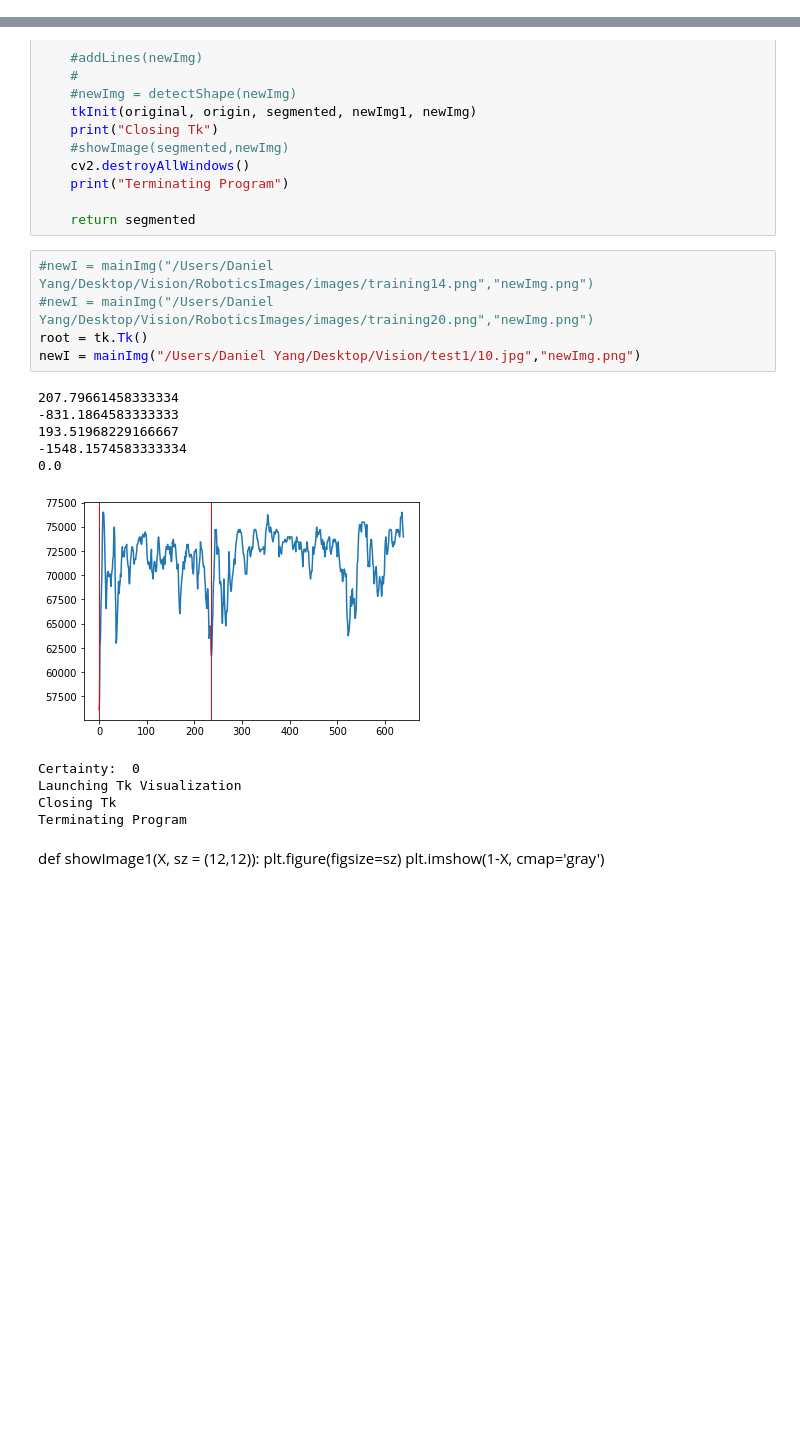
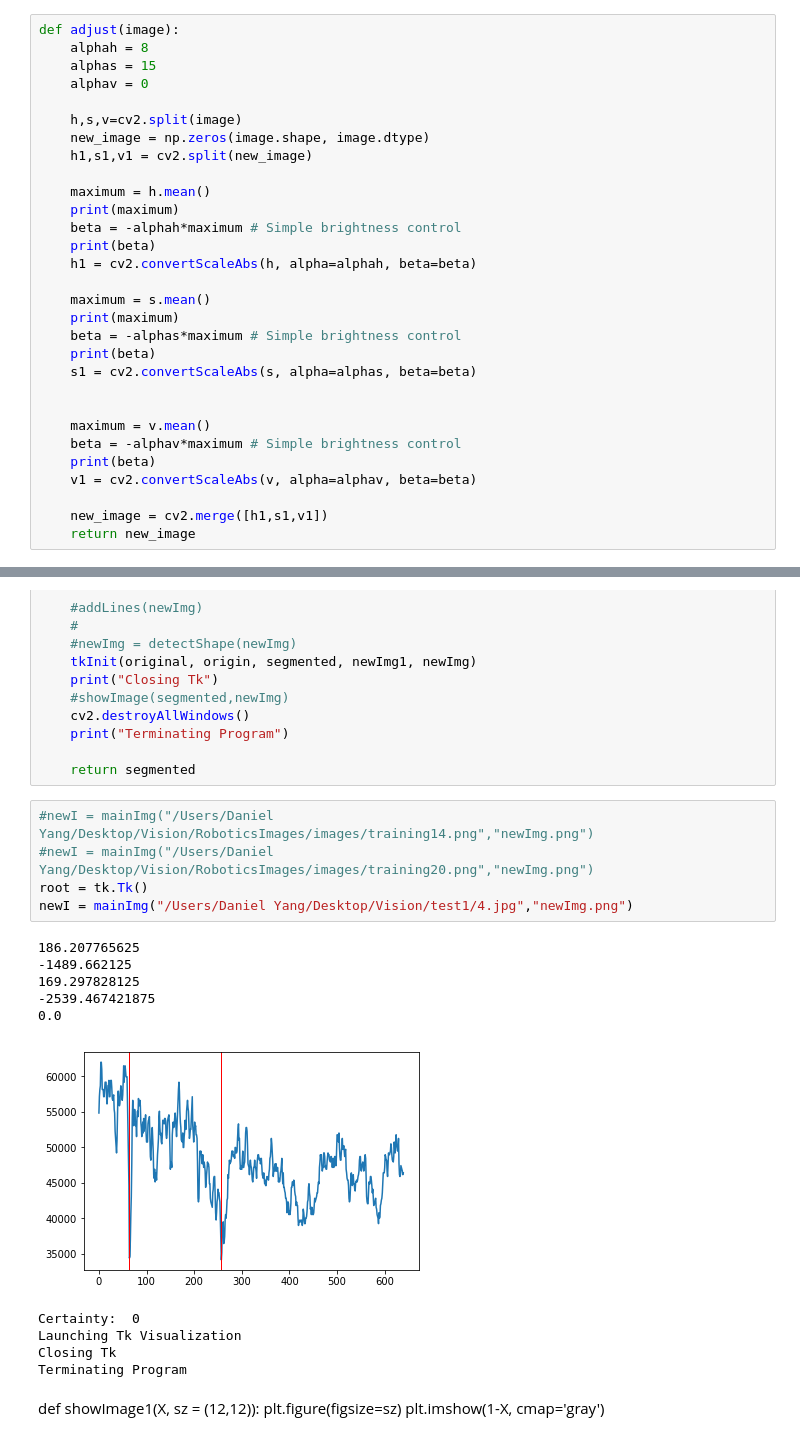
Before and after one commit to MuddSub/vision, a Jupyter notebook: DetectGate.ipynb, the cells around one changed output, grey strips where cells are left out. Cells and saved outputs as stored; diff of their text form; blank space fills up the shorter version.

```diff
--- a/DetectGate.ipynb
+++ b/DetectGate.ipynb
@@ -374,6 +348,36 @@ def adjust_gamma(image, gamma=1.0):
     table = np.array([((i / 255.0) ** invGamma) * 255
         for i in np.arange(0, 256)]).astype("uint8")
     return cv2.LUT(image, table)
+# %%
+def adjust(image):
+    alphah = 8
+    alphas = 15
+    alphav = 0
+
+    h,s,v=cv2.split(image)
+    new_image = np.zeros(image.shape, image.dtype)
+    h1,s1,v1 = cv2.split(new_image)
+
+    maximum = h.mean()
+    print(maximum)
+    beta = -alphah*maximum # Simple brightness control
+    print(beta)
+    h1 = cv2.convertScaleAbs(h, alpha=alphah, beta=beta)
+
+    maximum = s.mean()
+    print(maximum)
+    beta = -alphas*maximum # Simple brightness control
+    print(beta)
+    s1 = cv2.convertScaleAbs(s, alpha=alphas, beta=beta)
+
+
+    maximum = v.mean()
+    beta = -alphav*maximum # Simple brightness control
+    print(beta)
+    v1 = cv2.convertScaleAbs(v, alpha=alphav, beta=beta)
+
+    new_image = cv2.merge([h1,s1,v1])
+    return new_image
 # %%
 def displayOriginal():
     global root
@@ -639,15 +643,15 @@ def mainImg(file,name):
 # %%
 #newI = mainImg("/Users/Daniel Yang/Desktop/Vision/RoboticsImages/images/training14.png","newImg.png")
 #newI = mainImg("/Users/Daniel Yang/Desktop/Vision/RoboticsImages/images/training20.png","newImg.png")
 root = tk.Tk()
-newI = mainImg("/Users/Daniel Yang/Desktop/Vision/test1/10.jpg","newImg.png")
+newI = mainImg("/Users/Daniel Yang/Desktop/Vision/test1/4.jpg","newImg.png")
 # %% [output]
-207.79661458333334
--831.1864583333333
-193.51968229166667
--1548.1574583333334
+186.207765625
+-1489.662125
+169.297828125
+-2539.467421875
 0.0
-[figure, old version]
+[figure, new version]
 Certainty:  0
 Launching Tk Visualization
 Closing Tk
```
Also changed, not shown: parts of 6 cells of this notebook.
